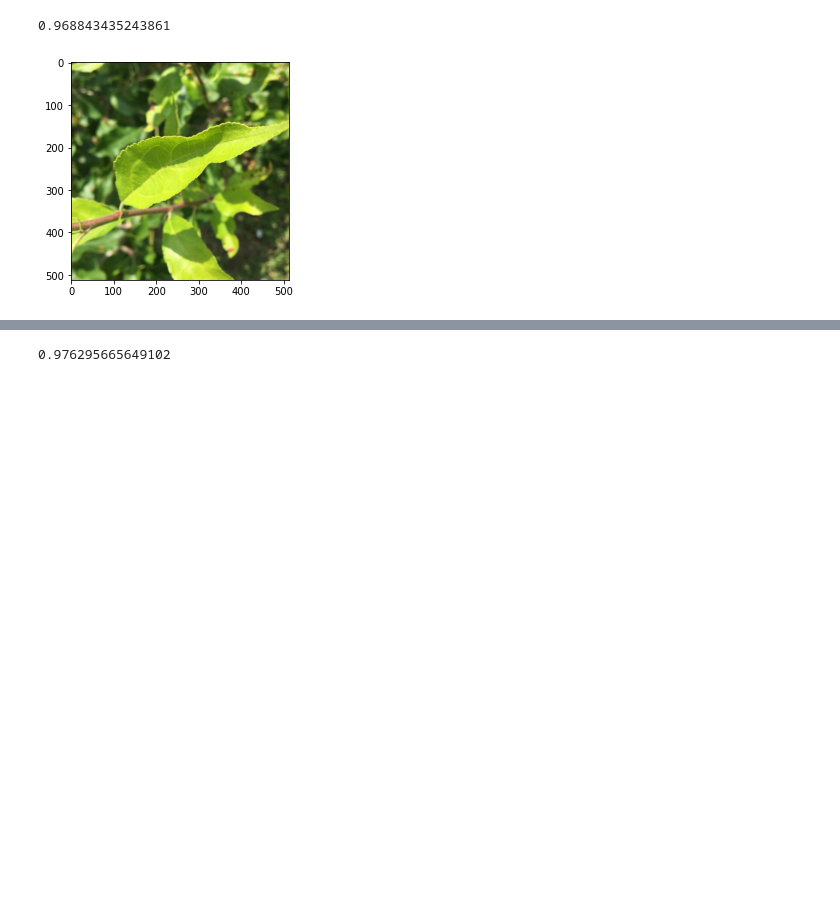
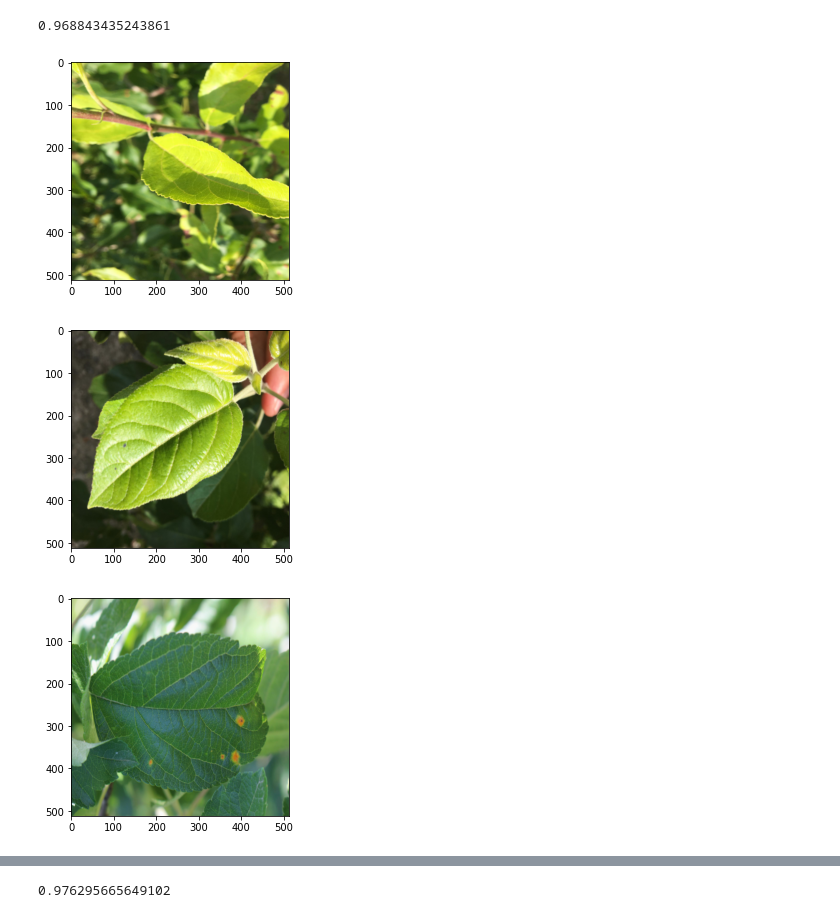
Before and after one commit to ysleead/comp4211_project, a Jupyter notebook: pre_process.ipynb, the cells around one changed output, grey strips where cells are left out. Drawn from its saved outputs; the diff is of its cells as text; code cells hidden in the pictures; blank space fills up the shorter version.

Commit message:
added more images

```diff
--- a/pre_process.ipynb
+++ b/pre_process.ipynb
@@ -176,25 +183,29 @@ eval(model, valid_loader)
 # %%
 torch.manual_seed(1)
 
 transform = transforms.Compose(
     [transforms.RandomHorizontalFlip(p=0.5),
      transforms.RandomVerticalFlip(p=0.5),
      transforms.ColorJitter(0.02,0.02,0.02,0.02),
      transforms.RandomResizedCrop(size = 512, scale = (0.6,1.0)),
      transforms.ToTensor(),
      transforms.Normalize([0.485, 0.456, 0.406], [0.229, 0.224, 0.225])])
 
 train_data = imgDataset(csv_file = '/content/drive/My Drive/Colab/COMP4211 Project/train.csv',
                        root_dir = "/content/drive/My Drive/Colab/COMP4211 Project/images/", transform = transform)
 
 train_size = int(0.8 * len(train_data))
 valid_size = len(train_data) - train_size
 
 train, valid = random_split(train_data, [train_size, valid_size])
 
 imshow(train[0][0])
+imshow(train[1][0])
+imshow(train[10][0])
 # %% [output]
-[figure, old version]
+[figure, new version]
+[figure, added]
+[figure, added]
 # %%
 batch_size = 8
 train_loader = DataLoader(train, batch_size=batch_size,
```
Also changed, not shown: parts of 3 cells of this notebook.
